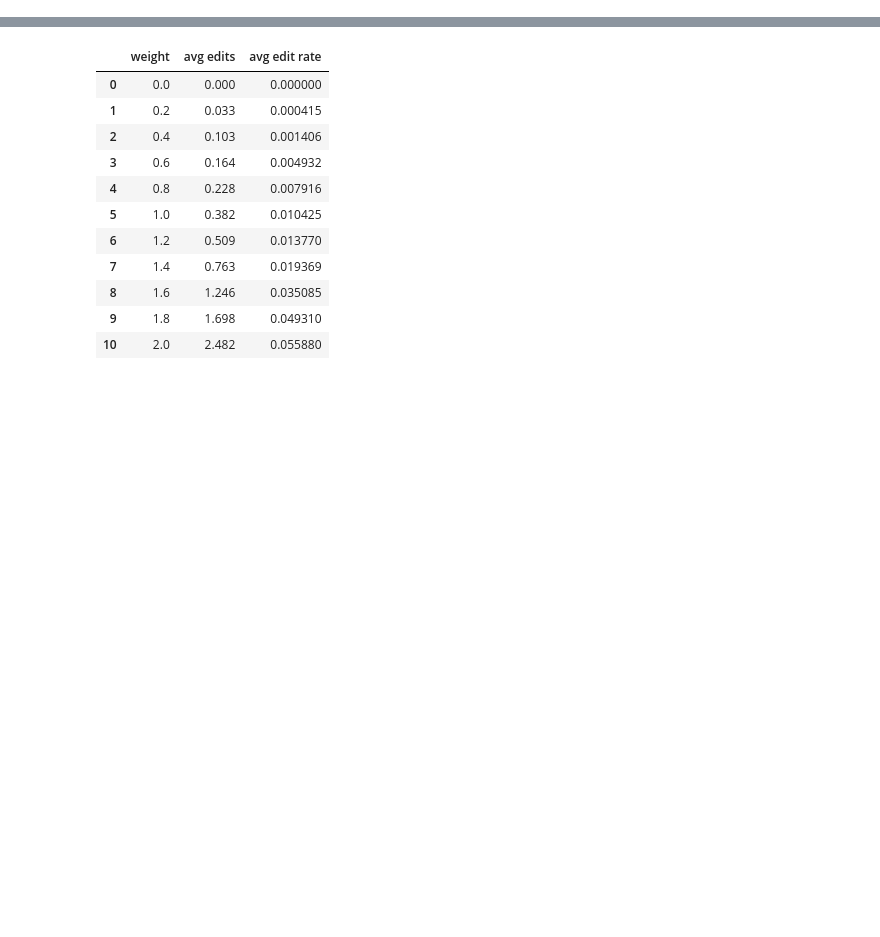
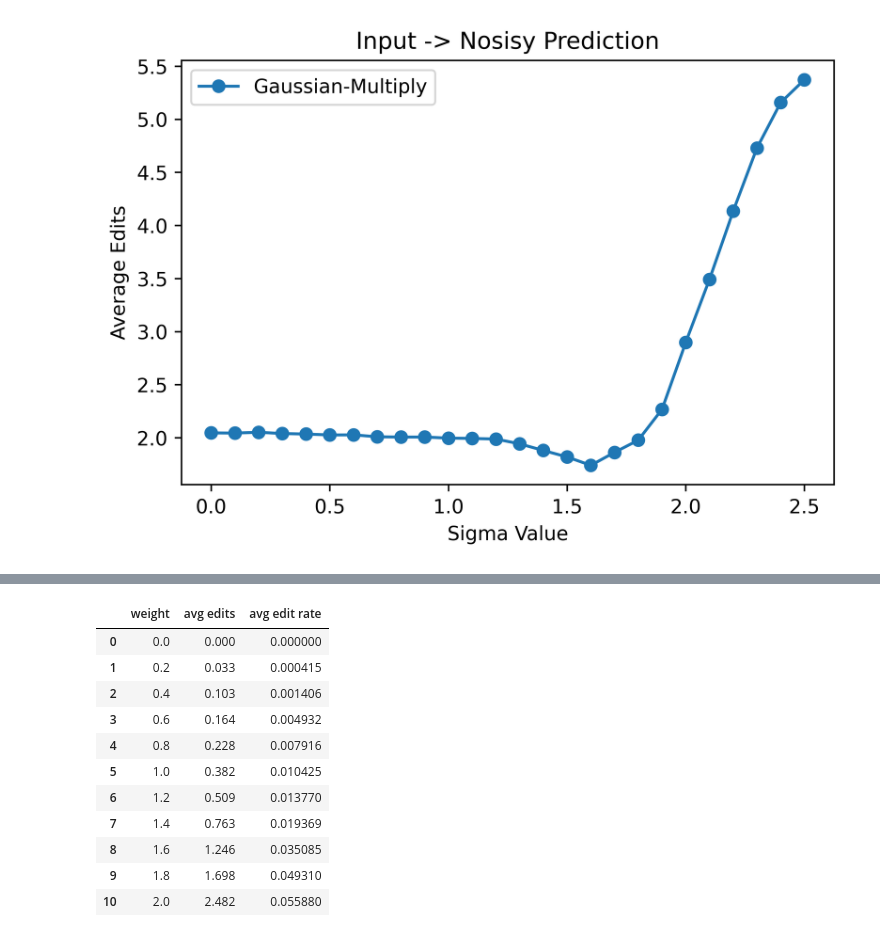
Before and after one commit to YufanWangYuki/NoiseGram, a Jupyter notebook: plot.ipynb, the cells around one changed output, grey strips where cells are left out. Cells and saved outputs as stored; diff of their text form; code cells hidden in the pictures; blank space fills up the shorter version.

```diff
--- a/plot.ipynb
+++ b/plot.ipynb
@@ -46,0 +39,25 @@ df
+# %%
+txt_file = '/Users/yufanwang/Desktop/Study/Project/NoiseGram/results/count_trans.txt'
+
+weight = []
+avg_count = []
+avg_edit_rate = []
+
+f = open(txt_file)               # 返回一个文件对象
+lines = f.readlines()               # 调用文件的 readline()方法
+for item in lines:
+    value = item.split('/')
+#     print(value)
+    print(value[11])
+    weight.append(float(value[11][19:]))
+    sub_value = value[12].split(' ')
+#     print(sub_value)
+    avg_count.append(int(sub_value[1])/2755)
+    avg_edit_rate.append(float(sub_value[2][:-2])/2755)
+# #     align.append(value[4])
+
+data = {'weight':weight,
+       'avg edits':avg_count,
+       'avg edit rate':avg_edit_rate}
+df_trans = pd.DataFrame(data)
+df_trans
@@ -46,0 +99,19 @@ df
+# %%
+import matplotlib.pyplot as plt
+from matplotlib.pyplot import MultipleLocator
+
+x_major_locator=MultipleLocator(1)
+
+fig, ax = plt.subplots(dpi=600)
+
+ax.plot(df_trans['weight'], df_trans['avg edits'], marker='o',label='Gaussian-Multiply') # 作y1 = x 图，并标记此线名为linear
+
+ax.set_xlabel('Sigma Value') #设置x轴名称 x label
+ax.set_ylabel('Average Edits') #设置y轴名称 y label
+ax.set_title('Input -> Nosisy Prediction') #设置图名为Simple Plot
+ax.legend() #自动检测要在图例中显示的元素，并且显示
+# plt.xlim((0, 15))
+# ax.xaxis.set_major_locator(x_major_locator)
+plt.show() #图形可视化
+# %% [output]
+[figure, added]
```
Also changed, not shown: parts of 12 cells of this notebook, 4 other files.
